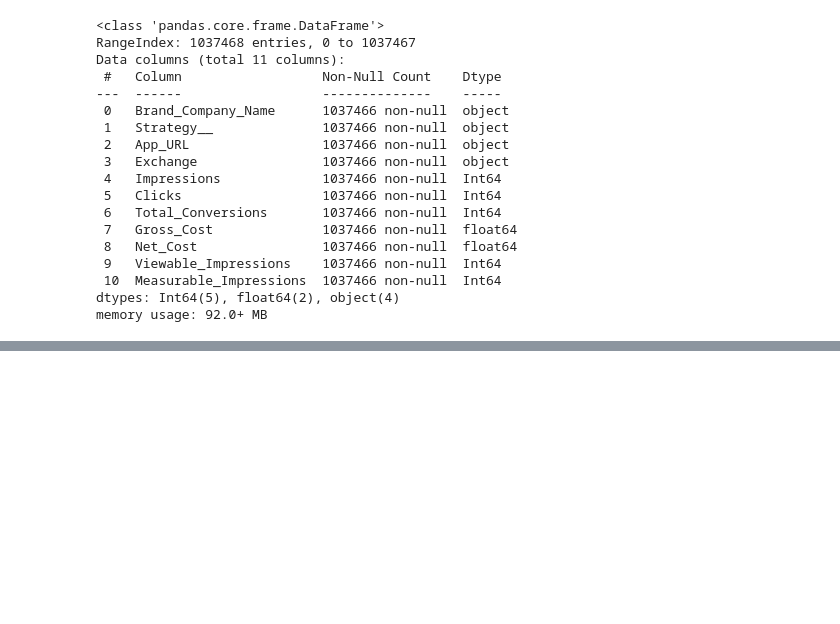
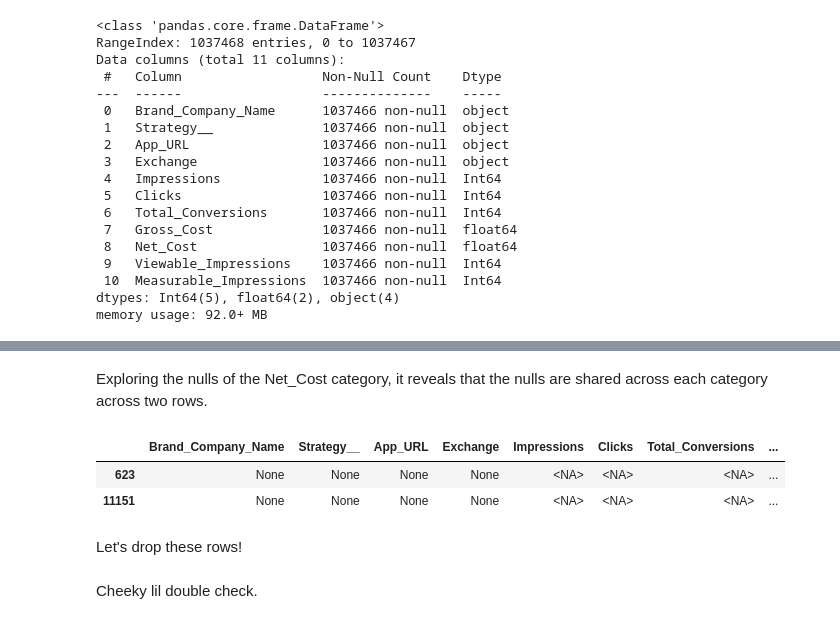
Before and after one commit to jmgcito/Media-Campaign-Analysis, a Jupyter notebook: Media_Campaign_Data_Cleanup.ipynb, the cells around one changed output, grey strips where cells are left out. Saved outputs shown, nothing was run; the diff lists cells and outputs as text; code cells hidden in the pictures; blank space fills up the shorter version.

```diff
--- a/Media_Campaign_Data_Cleanup.ipynb
+++ b/Media_Campaign_Data_Cleanup.ipynb
@@ -327,0 +437,11 @@ memory usage: 92.0+ MB
+# %% [markdown]
+Exploring the nulls of the Net_Cost category, it reveals that the nulls are shared across each category across two rows.
+# %%
+null_filter = inventory_viewability_clean.loc[:, "Net_Cost"].isna()
+inventory_viewability_clean.loc[null_filter, :]
+# %% [output]
+|  | Brand_Company_Name | Strategy__ | App_URL | Exchange | Impressions | Clicks | Total_Conversions | ... |
+| 623 | None | None | None | None | <NA> | <NA> | <NA> | ... |
+| 11151 | None | None | None | None | <NA> | <NA> | <NA> | ... |
+# %% [markdown]
+Let's drop these rows!
@@ -327,0 +450,2 @@ memory usage: 92.0+ MB
+# %% [markdown]
+Cheeky lil double check.
```
Also changed, not shown: parts of 63 cells of this notebook.
